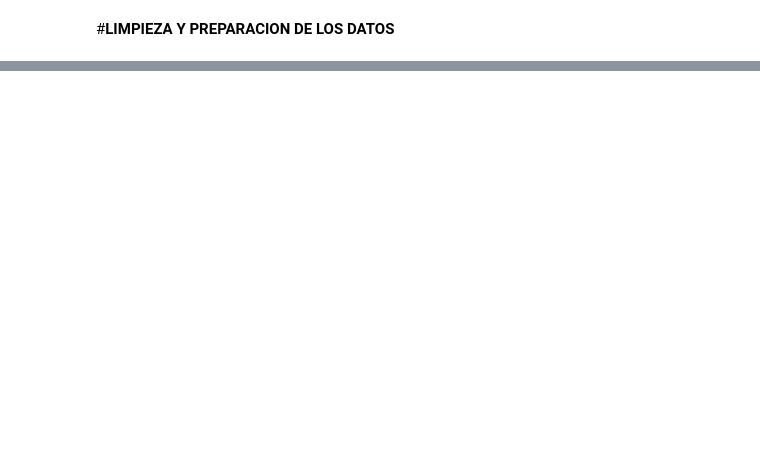
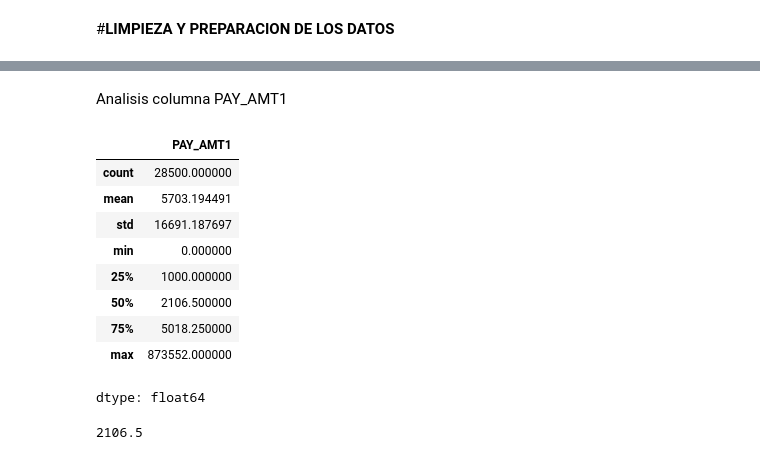
Before and after one commit to JuanCruzArese/TP-Final-ICD, a Jupyter notebook: TP_Final_ICD.ipynb, the cells around one changed output, grey strips where cells are left out. Saved outputs shown, nothing was run; the diff lists cells and outputs as text; code cells hidden in the pictures; blank space fills up the shorter version.

```diff
--- a/TP_Final_ICD.ipynb
+++ b/TP_Final_ICD.ipynb
@@ -108,0 +208,19 @@ y = df['default.payment.next.month']
+# %% [markdown]
+Analisis columna PAY_AMT1
+# %%
+df['PAY_AMT1'].describe()
+# %% [output]
+|  | PAY_AMT1 |
+| count | 28500.000000 |
+| mean | 5703.194491 |
+| std | 16691.187697 |
+| min | 0.000000 |
+| 25% | 1000.000000 |
+| 50% | 2106.500000 |
+| 75% | 5018.250000 |
+| max | 873552.000000 |
+dtype: float64
+# %%
+df['PAY_AMT1'].median()
+# %% [output]
+2106.5
```
Also changed, not shown: parts of 30 cells of this notebook.
